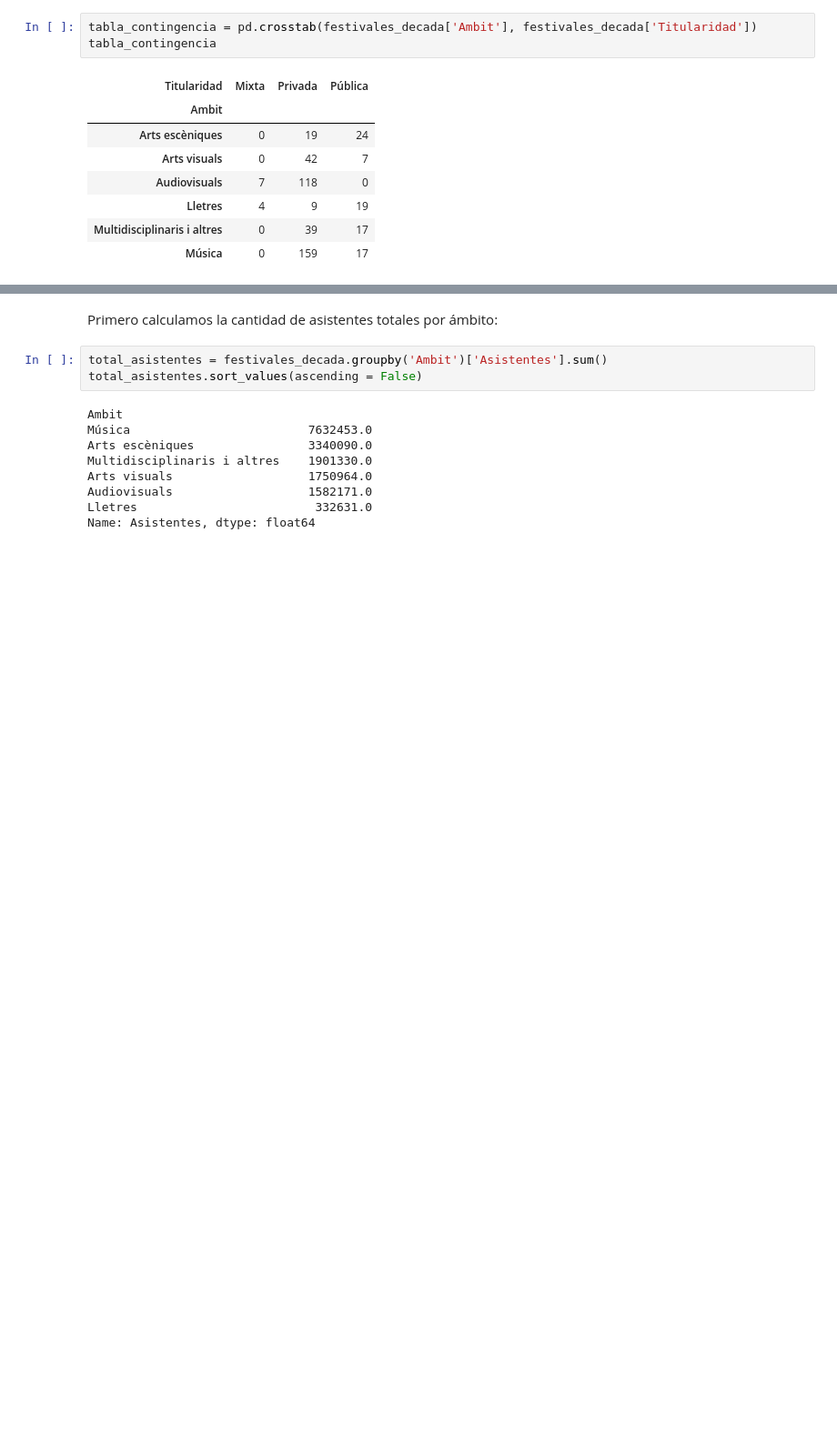
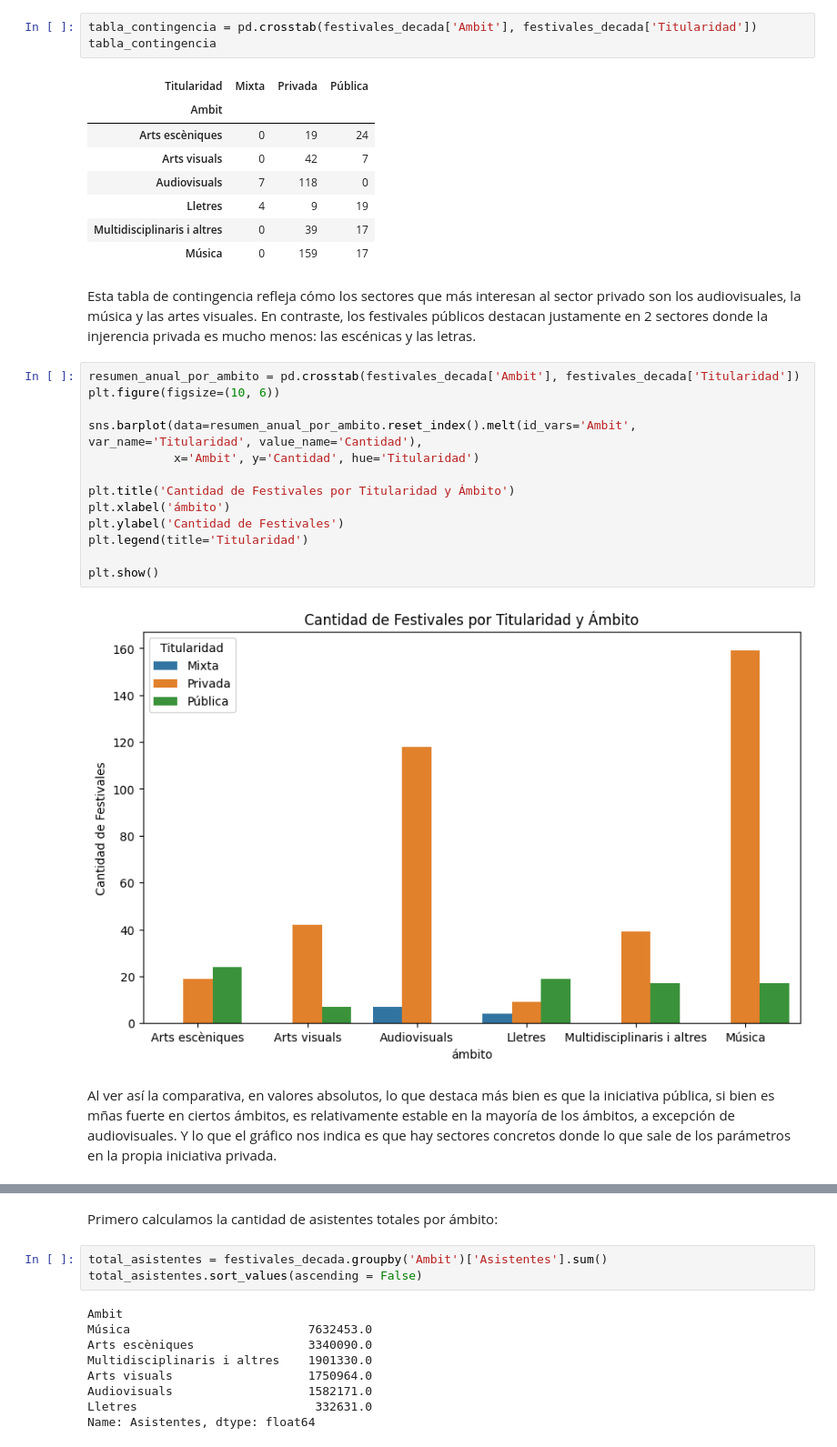
Before and after one commit to marosor/ONLINE_DS_THEBRIDGE_marosor, a Jupyter notebook: EDA/SRC/Memoria EDA.ipynb, the cells around one changed output, grey strips where cells are left out. Shown at 91% size. Drawn from its saved outputs; the diff is of its cells as text; blank space fills up the shorter version.

```diff
--- a/EDA/SRC/Memoria EDA.ipynb
+++ b/EDA/SRC/Memoria EDA.ipynb
@@ -151,4 +178,23 @@ tabla_contingencia
 | Lletres | 4 | 9 | 19 |
 | Multidisciplinaris i altres | 0 | 39 | 17 |
 | Música | 0 | 159 | 17 |
+# %% [markdown]
+Esta tabla de contingencia refleja cómo los sectores que más interesan al sector privado son los audiovisuales, la música y las artes visuales. En contraste, los festivales públicos destacan justamente en 2 sectores donde la injerencia privada es mucho menos: las escénicas y las letras.<br>
+# %%
+resumen_anual_por_ambito = pd.crosstab(festivales_decada['Ambit'], festivales_decada['Titularidad'])
+plt.figure(figsize=(10, 6))
+
+sns.barplot(data=resumen_anual_por_ambito.reset_index().melt(id_vars='Ambit', var_name='Titularidad', value_name='Cantidad'),
+            x='Ambit', y='Cantidad', hue='Titularidad')
+
+plt.title('Cantidad de Festivales por Titularidad y Ámbito')
+plt.xlabel('ámbito')
+plt.ylabel('Cantidad de Festivales')
+plt.legend(title='Titularidad')
+
+plt.show()
+# %% [output]
+[figure, added]
+# %% [markdown]
+Al ver así la comparativa, en valores absolutos, lo que destaca más bien es que la iniciativa pública, si bien es mñas fuerte en ciertos ámbitos, es relativamente estable en la mayoría de los ámbitos, a excepción de audiovisuales. Y lo que el gráfico nos indica es que hay sectores concretos donde lo que sale de los parámetros en la propia iniciativa privada.
 # %% [markdown]
```
Also changed, not shown: parts of 16 cells of this notebook.
